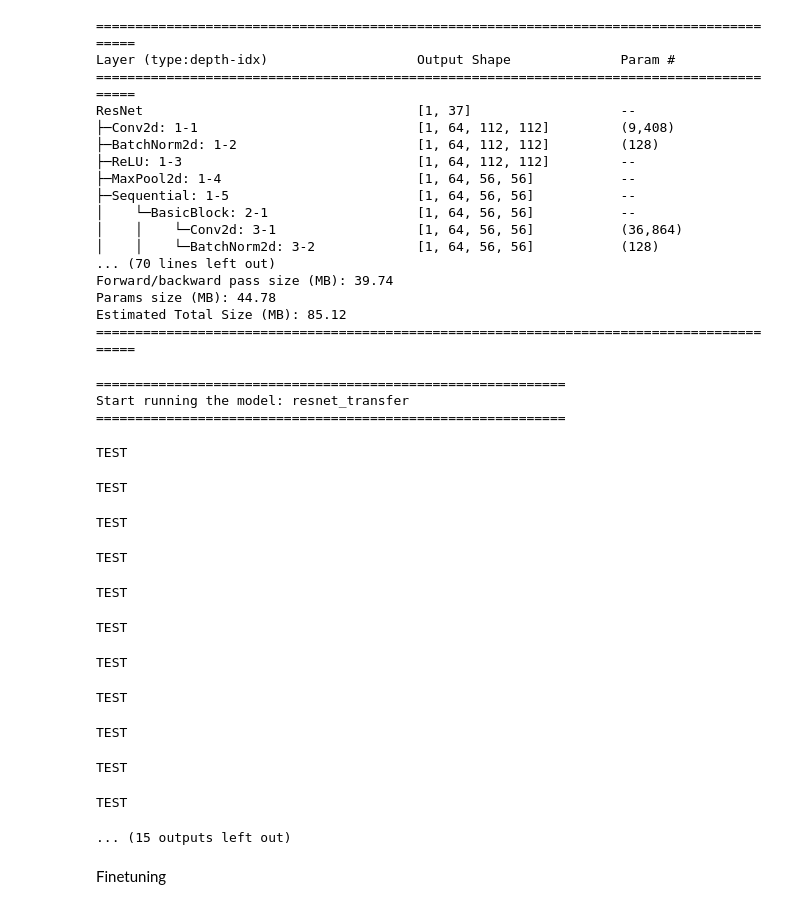
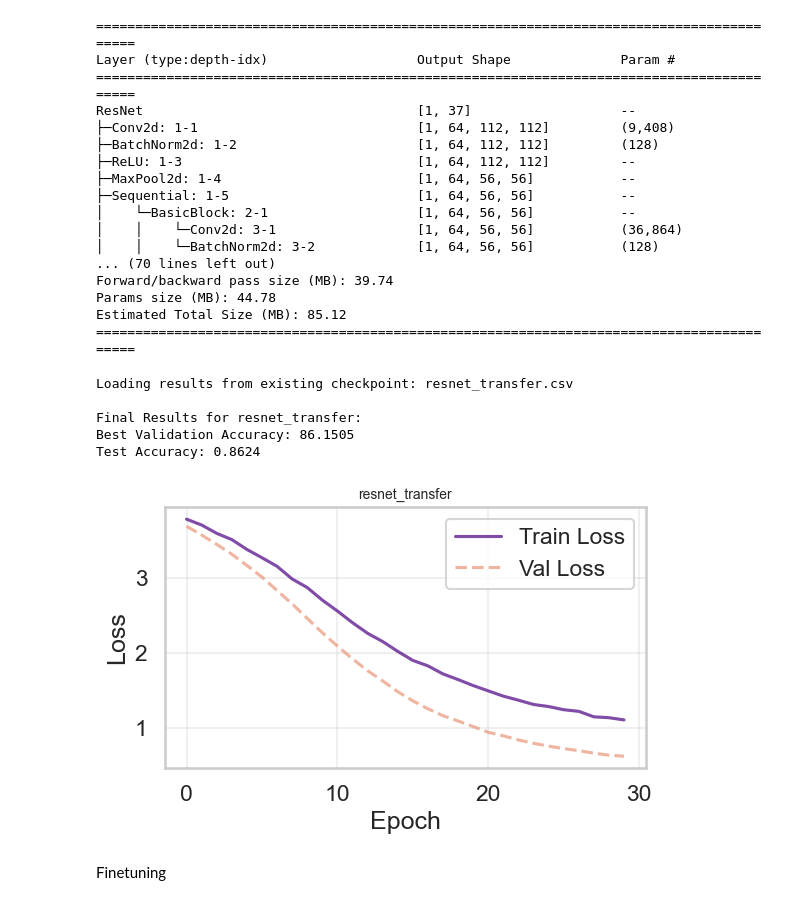
Before and after one commit to andreeado/ipcv, a Jupyter notebook: assignment_module_two.ipynb, the cells around one changed output. Cells and saved outputs as stored; diff of their text form; code cells hidden in the pictures.

```diff
--- a/assignment_module_two.ipynb
+++ b/assignment_module_two.ipynb
@@ -1061,47 +1061,38 @@ Estimated Total Size (MB): 85.12
 # %%
 # same training hyperparameters of our network
 transfer_config= {
     "experiment_name": "resnet_transfer",
     "batch_size": 64,
-    "growth_rate": 32,
+    "growth_rate": 24,
     "dropout": 0.2,
     "base_learning_rate": 0.001,
     "warmup_iter": 7500,
     "weight_decay": 0.001,
     "n_epochs": 30,
     "transform_stack_name": "default"
 }
 
 # Checkpoint: check if results already exist
 result_csv_path = Path(SAVE_DIR) / f"{transfer_config['experiment_name']}.csv"
 if result_csv_path.exists():
     print(f"Loading results from existing checkpoint: {result_csv_path}")
     result = pd.read_csv(result_csv_path)
 else:
     result = run_experiment(transfer_config, net_transfer)
     df = pd.DataFrame(result)
     df.to_csv(result_csv_path)
 
 print(f"\nFinal Results for {transfer_config['experiment_name']}:")
 print(f"Best Validation Accuracy: {np.max(result['val_accuracy']):.4f}")
 print(f"Test Accuracy: {np.max(result['test_accuracy']):.4f}")
 plot_loss_curves(result)
 # %% [output]
-============================================================
-Start running the model: resnet_transfer
-============================================================
+Loading results from existing checkpoint: resnet_transfer.csv
+
+Final Results for resnet_transfer:
+Best Validation Accuracy: 86.1505
+Test Accuracy: 0.8624
-TEST
-TEST
-TEST
-TEST
-TEST
-TEST
-TEST
-TEST
-TEST
-TEST
-TEST
-... (15 outputs left out)
+[figure, added]
 # %% [markdown]
 Finetuning
 # %%
```
Also changed, not shown: parts of 18 cells of this notebook, 4 other files.
